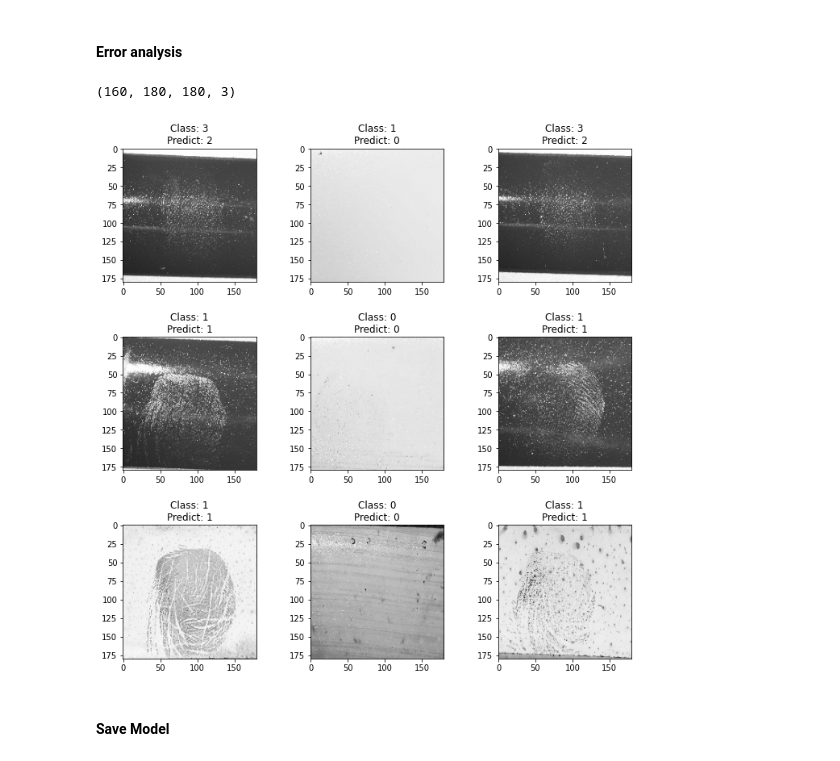
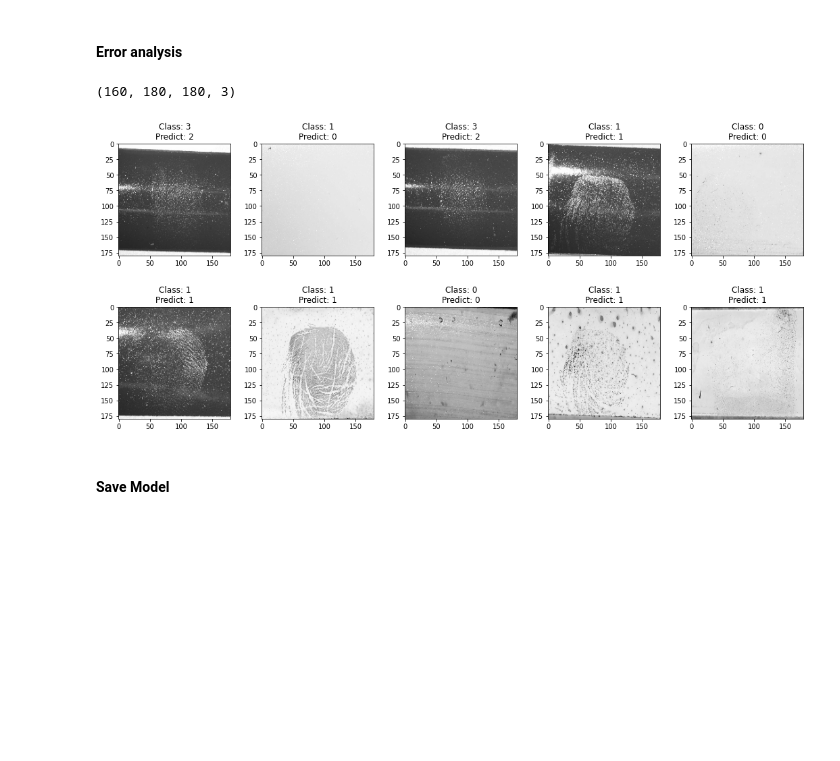
Before and after one commit to KobiAms/FingerprintsQuality, a Jupyter notebook: FP_classification.ipynb, the cells around one changed output. Drawn from its saved outputs; the diff is of its cells as text; code cells hidden in the pictures; blank space fills up the shorter version.

```diff
--- a/FP_classification.ipynb
+++ b/FP_classification.ipynb
@@ -591,6 +591,12 @@ best_opt_acc = 0
 best_opt = ""
 plt.figure(figsize=(10, 12))
 for history, name, i in zip(opts_history, optimizers_name, range(1, 4)):
+    print("Optimizer:", name,
+        "Train acc: ", str(round(history.history['accuracy'][-1]*100, 2)),
+        ",Val acc: ", str(round(history.history['val_accuracy'][-1]*100, 2)),
+        ",Train loss: ", str(round(history.history['loss'][-1], 2)),
+        ",Val loss: ", str(round(history.history['val_loss'][-1], 2)),
+     )
 
     if best_model_acc < history.history['val_accuracy'][-1]:
         best_model_acc = history.history['val_accuracy'][-1]
@@ -667,6 +676,12 @@ best_lr_acc = 0
 best_lr = ""
 plt.figure(figsize=(10, 17))
 for history, lr, i in zip(lrs_history, learning_rates, range(1, 7)):
+    print("Learning Rate:", lr,
+        "Train acc: ", str(round(history.history['accuracy'][-1]*100, 2)),
+        ",Val acc: ", str(round(history.history['val_accuracy'][-1]*100, 2)),
+        ",Train loss: ", str(round(history.history['loss'][-1], 2)),
+        ",Val loss: ", str(round(history.history['val_loss'][-1], 2)),
+     )
 
     if best_lr_acc < history.history['val_accuracy'][-1]:
         best_lr_acc = history.history['val_accuracy'][-1]
@@ -740,6 +760,13 @@ best_loss_acc = 0
 best_loss = ""
 plt.figure(figsize=(10, 12))
 for history, loss, i in zip(losses_history, losses, range(1, 4)):
+
+    print("Loss Function:", loss,
+        " - Train acc:", str(round(history.history['accuracy'][-1]*100, 2)),
+        ",Val acc:", str(round(history.history['val_accuracy'][-1]*100, 2)),
+        ",Train loss:", str(round(history.history['loss'][-1], 2)),
+        ",Val loss:", str(round(history.history['val_loss'][-1], 2)),
+     )
 
     if best_loss_acc < history.history['val_accuracy'][-1]:
         best_loss_acc = history.history['val_accuracy'][-1]
@@ -878,35 +908,35 @@ plt.show()
 # %% [markdown]
 #### Error analysis ####
 # %%
-show_res = 9
+show_res = 10
 
 np_test_images = np.array(test_images)
 np_y_test = np.array(y_test)
 np_y_predict = np.array(y_predict)
 print(np_test_images.shape)
 
 errors = np_test_images[(np_y_test != np_y_predict)]
 true_classes = np_y_test[(np_y_test != np_y_predict)]
 predicted_classes = np_y_predict[(np_y_test != np_y_predict)]
 corrects = np_test_images[(np_y_test == np_y_predict)]
 corrects_classes = np_y_test[(np_y_test == np_y_predict)]
 
-plt.figure(figsize=(10, 10))
+plt.figure(figsize=(15, 7))
 for i in range(1, show_res+1):
 
-    plt.subplot(3, 3, i)
+    plt.subplot(2, 5, i)
 
     if i-1 < len(errors):
         plt.imshow(errors[i-1].astype("uint8"))
         plt.title("Class: "+str(true_classes[i-1]) + "\nPredict: "+str(predicted_classes[i-1]))
     else:
         plt.imshow(corrects[i].astype("uint8"))
         plt.title("Class: "+str(corrects_classes[i]) + "\nPredict: "+str(corrects_classes[i]))
 plt.tight_layout(pad=2.0)
 plt.show()
 # %% [output]
 (160, 180, 180, 3)
-[figure, old version]
+[figure, new version]
 # %% [markdown]
 #### Save Model ####
 # %%
```
Also changed, not shown: parts of 3 cells of this notebook.
